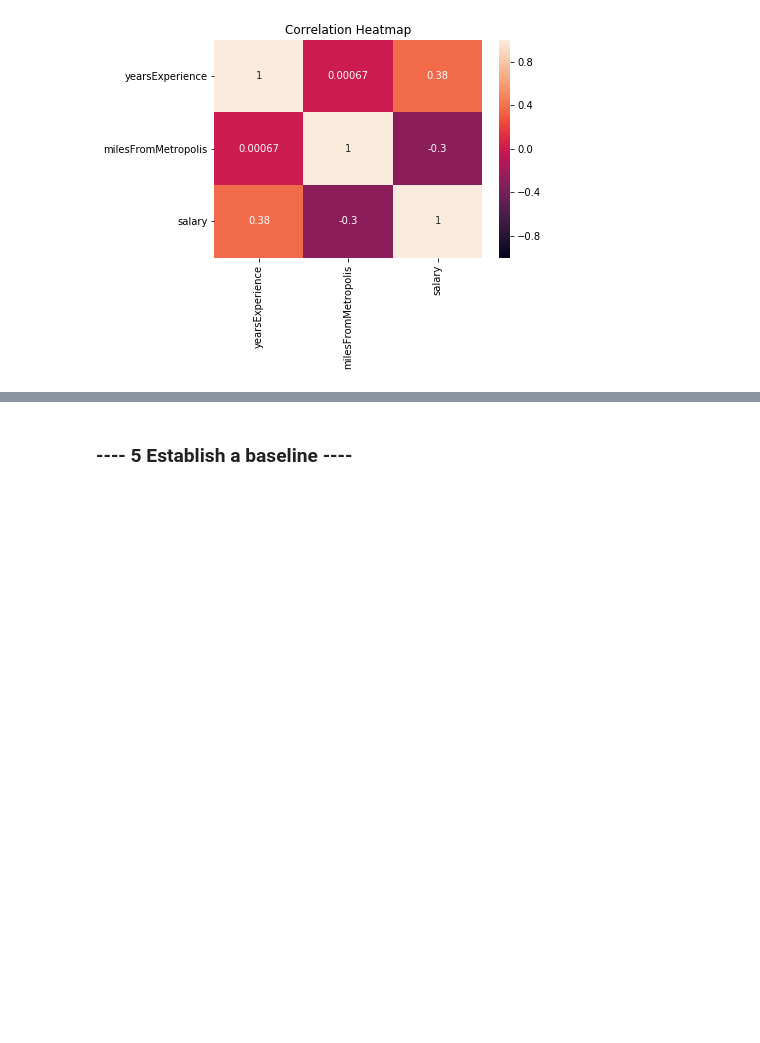
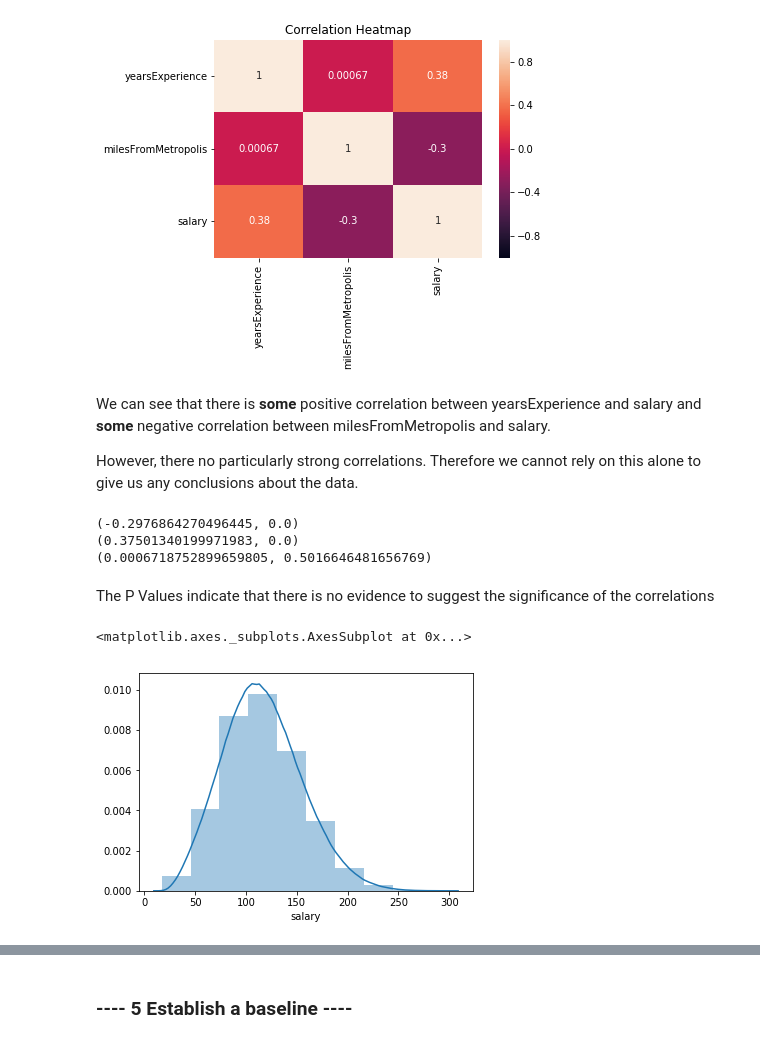
Before and after one commit to SophiaBouchama/salary-prediction-portfolio, a Jupyter notebook: Salary Prediction Notebook.ipynb, the cells around one changed output, grey strips where cells are left out. Saved outputs shown, nothing was run; the diff lists cells and outputs as text; code cells hidden in the pictures; blank space fills up the shorter version.

```diff
--- a/Salary Prediction Notebook.ipynb
+++ b/Salary Prediction Notebook.ipynb
@@ -109,7 +119,7 @@ dtype: object
 # %% [markdown]
 All data types seem consistent
 # %%
-#We can now drop the 'Jobid' columns since ID is only used for unique job identification and provides us with no useful insights or meaningful information.
-df.drop(['jobId'], axis=1, inplace=True)
+# We can now drop the 'Jobid' columns since ID is only used for unique job identification and provides us with no useful insights or meaningful information.
+# df.drop(['jobId'], axis=1, inplace=True)
 df.head()
 # %% [output]
@@ -285,2 +270,24 @@ heatmap.set_title('Correlation Heatmap');
 # %% [output]
 [figure]
+# %% [markdown]
+We can see that there is **some** positive correlation between yearsExperience and salary and **some** negative correlation between milesFromMetropolis and salary.
+
+However, there no particularly strong correlations. Therefore we cannot rely on this alone to give us any conclusions about the data.
+# %%
+# We can calculate the P values to see if there is any significance in the corrlation coefficients between the variables.
+print(stats.pearsonr(df['salary'], df['milesFromMetropolis']))
+print(stats.pearsonr(df['salary'], df['yearsExperience']))
+print(stats.pearsonr(df['milesFromMetropolis'], df['yearsExperience']))
+# %% [output]
+(-0.2976864270496445, 0.0)
+(0.37501340199971983, 0.0)
+(0.0006718752899659805, 0.5016646481656769)
+# %% [markdown]
+The P Values indicate that there is no evidence to suggest the significance of the correlations
+# %%
+# We can see that salary has a normal shaped distribution
+# Let's take a closer look
+sns.distplot(df['salary'], bins=10)
+# %% [output]
+<matplotlib.axes._subplots.AxesSubplot at 0x...>
+[figure, added]
```
Also changed, not shown: parts of 34 cells of this notebook, 1 other file.
